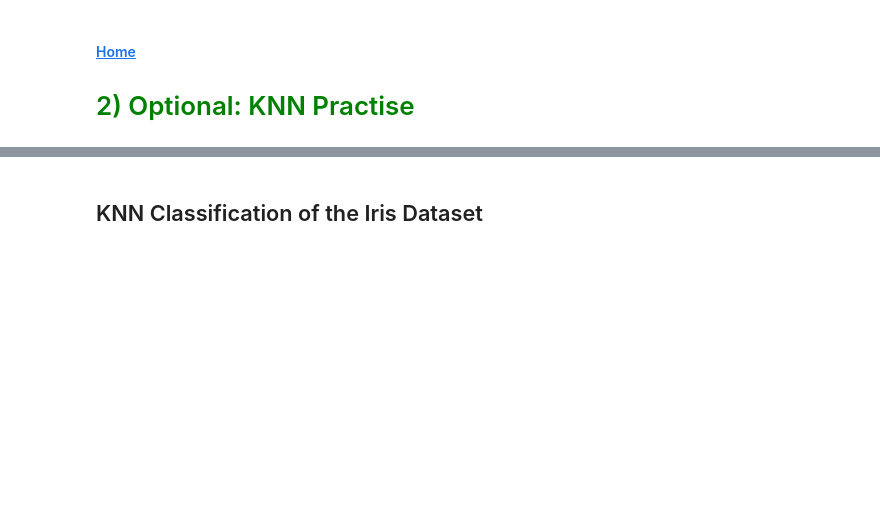
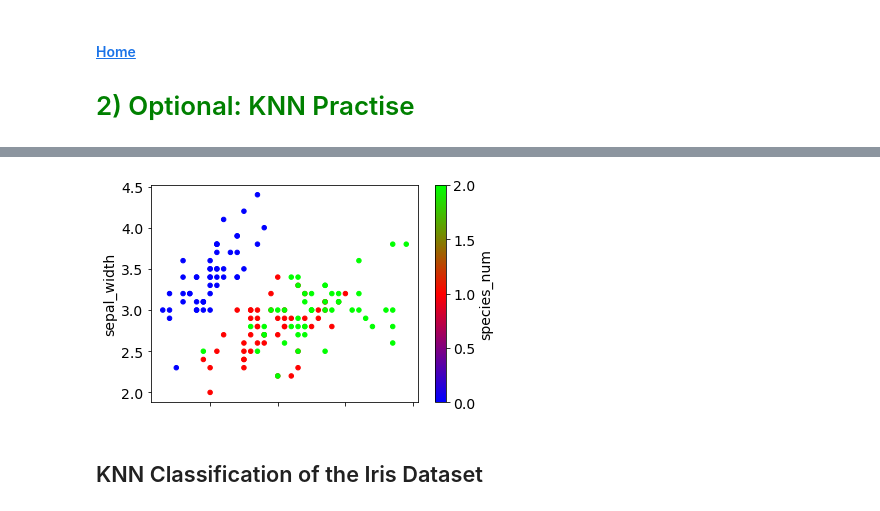
Before and after one commit to arrios10/ds_46_projects, a Jupyter notebook: Andrew-Rios/Unit-3-project-housing-data/Unit-3-project-linreg-and-knn.ipynb, the cells around one changed output, grey strips where cells are left out. Saved outputs shown, nothing was run; the diff lists cells and outputs as text; code cells hidden in the pictures; blank space fills up the shorter version.

```diff
--- a/Andrew-Rios/Unit-3-project-housing-data/Unit-3-project-linreg-and-knn.ipynb
+++ b/Andrew-Rios/Unit-3-project-housing-data/Unit-3-project-linreg-and-knn.ipynb
@@ -596,3 +619,8 @@ cmap_bold = ListedColormap(['#FF0000', '#00FF00', '#0000FF'])
+# %%
+# Create a scatterplot of SEPAL LENGTH versus SEPAL WIDTH and color by SPECIES
+iris.plot(kind='scatter', x='sepal_length', y='sepal_width', c='species_num', colormap='brg');
+# %% [output]
+[figure, added]
 # %% [markdown]
 ## KNN Classification of the Iris Dataset
 # %% [markdown]
```
Also changed, not shown: parts of 17 cells of this notebook.
